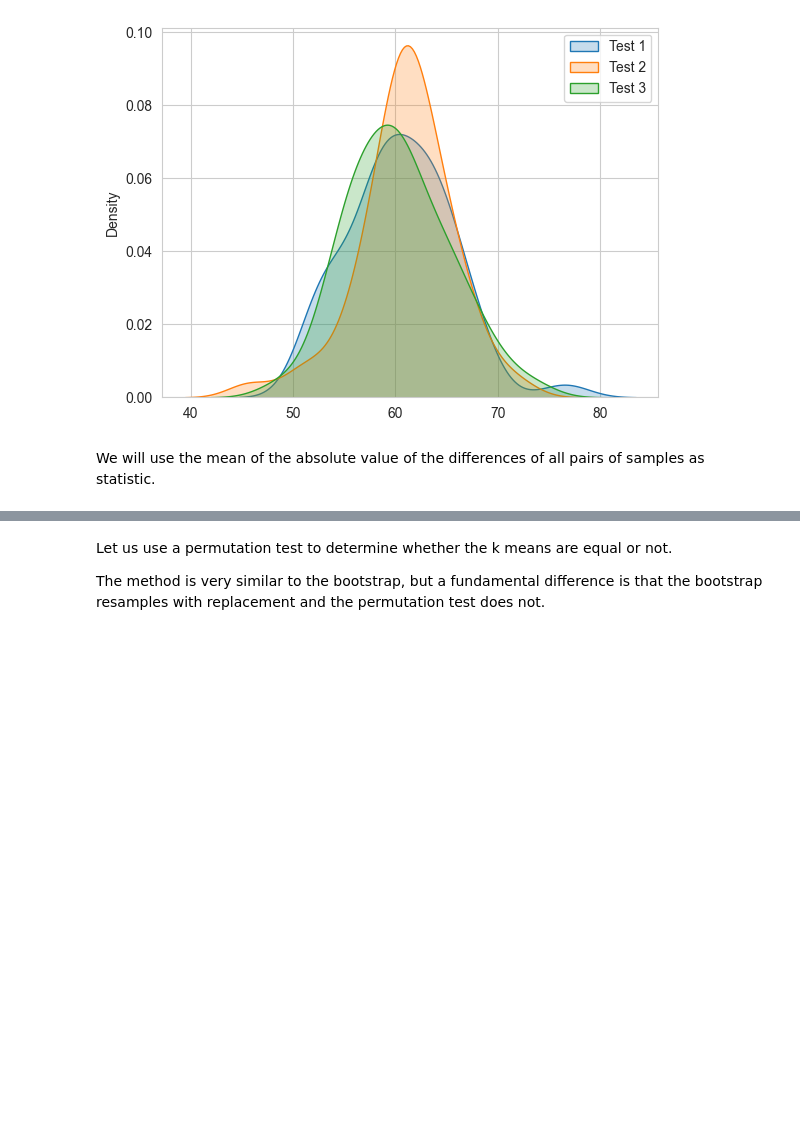
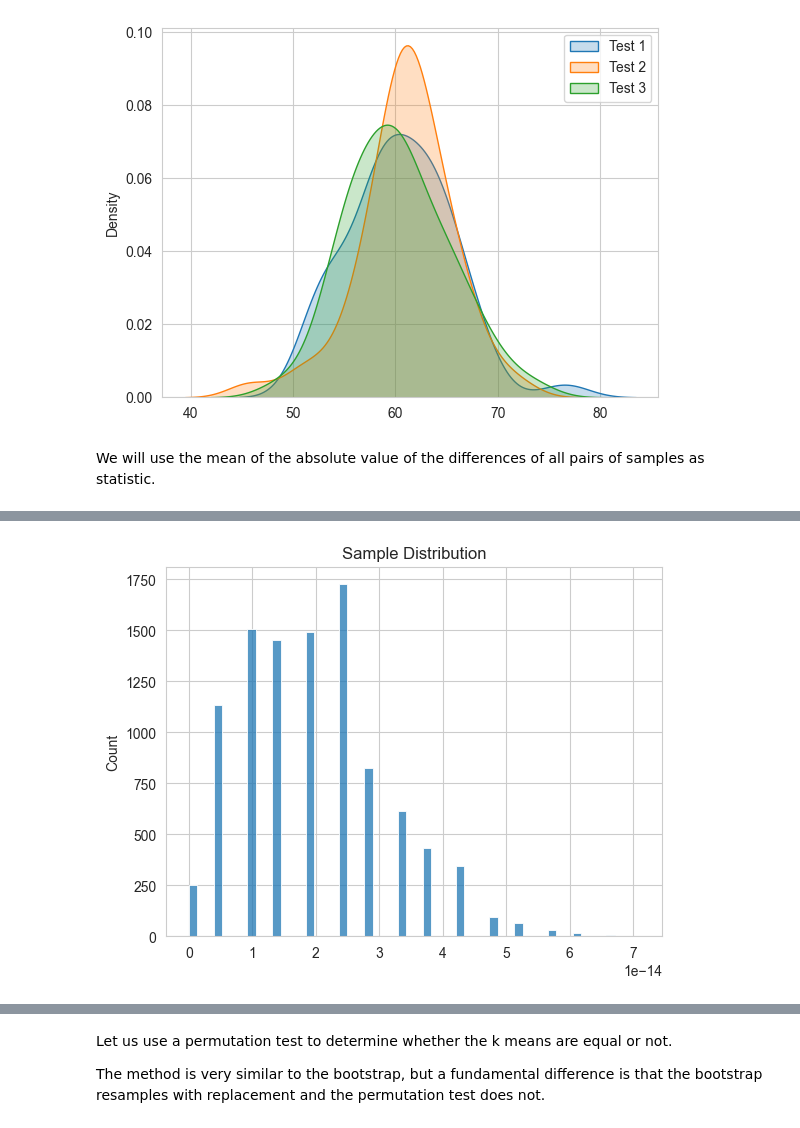
Before and after one commit to Goliath-Research/Computational-Statistics, a Jupyter notebook: 04-Inferential Statistics/10-Resampling-ANOVA.ipynb, the cells around one changed output, grey strips where cells are left out. Cells and saved outputs as stored; diff of their text form; code cells hidden in the pictures; blank space fills up the shorter version.

```diff
--- a/04-Inferential Statistics/10-Resampling-ANOVA.ipynb
+++ b/04-Inferential Statistics/10-Resampling-ANOVA.ipynb
@@ -224,0 +283,10 @@ sns.histplot(x=sample_distribution_bootR).set(title='Sample Distribution');
+# %%
+# ????????????????????????
+# Computing the sample distribution of the statistic
+sample_distribution_bootR = (np.abs(df_t1_shifted.mean() - df_t2_shifted.mean()).values +
+                             np.abs(df_t1_shifted.mean() - df_t3_shifted.mean()).values +
+                             np.abs(df_t2_shifted.mean() - df_t3_shifted.mean()).values) / 3
+
+sns.histplot(x=sample_distribution_bootR).set(title='Sample Distribution');
+# %% [output]
+[figure, added]
```
Also changed, not shown: parts of 29 cells of this notebook.
